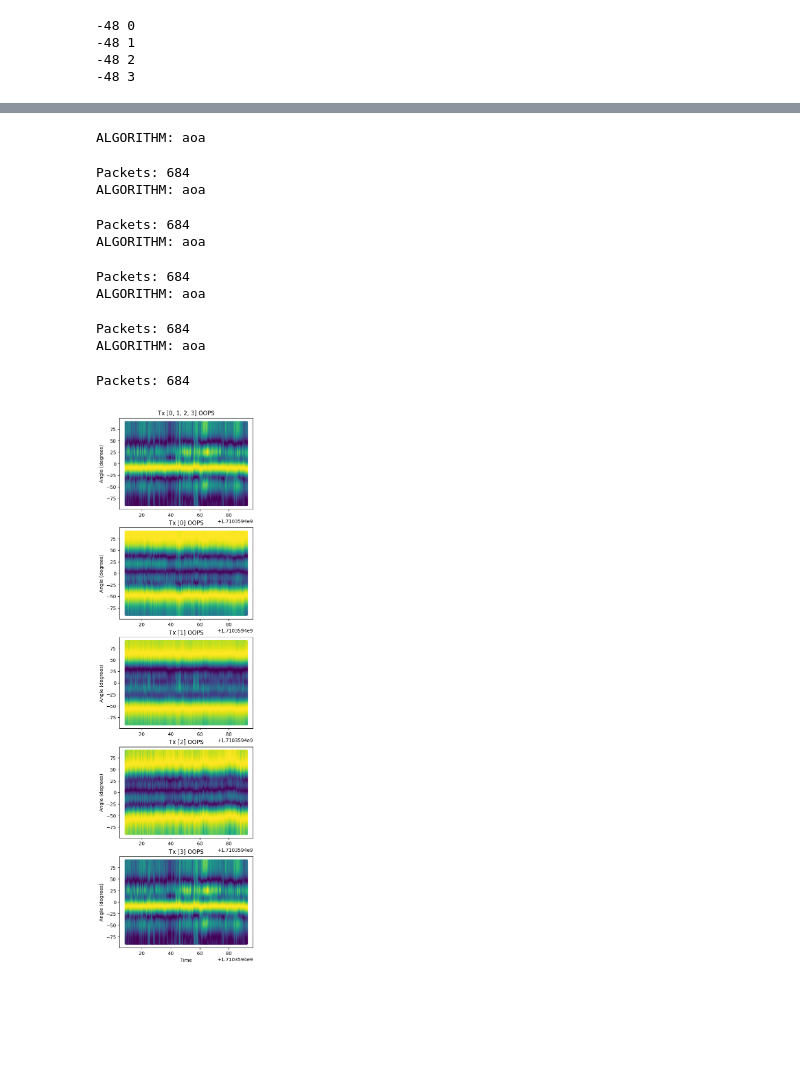
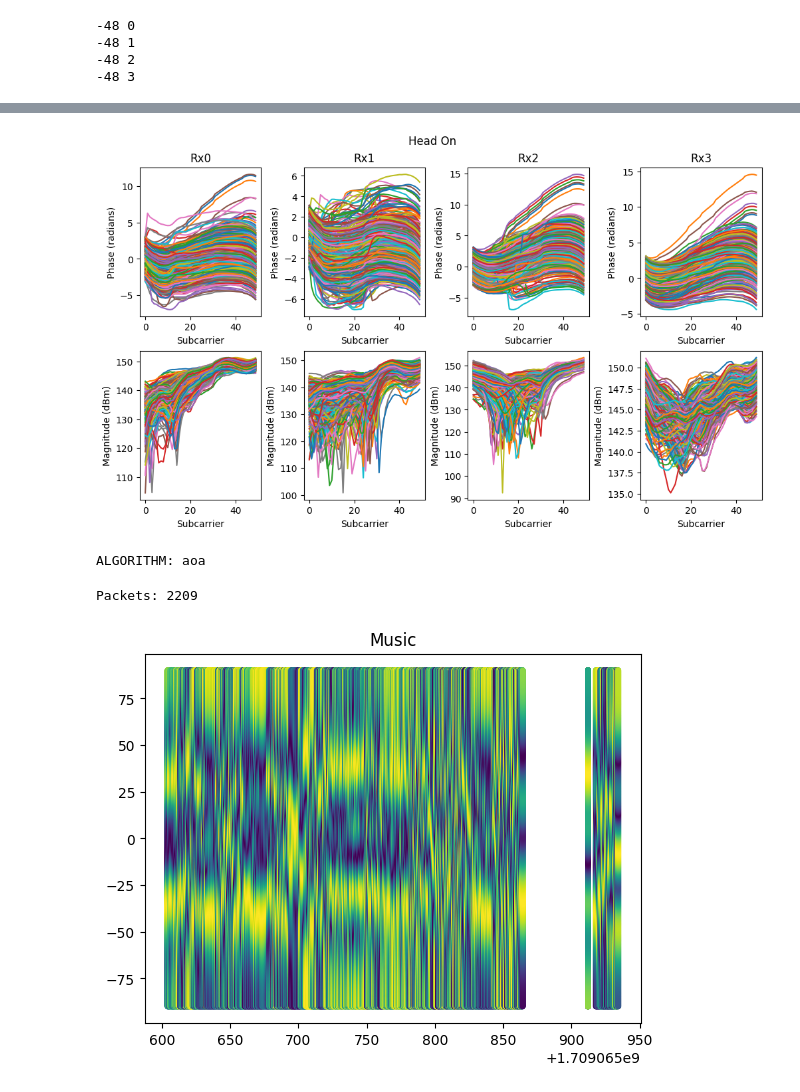
Before and after one commit to Navidt/SignalPropogation, a Jupyter notebook: visualization.ipynb, the cells around one changed output, grey strips where cells are left out. Saved outputs shown, nothing was run; the diff lists cells and outputs as text; code cells hidden in the pictures; blank space fills up the shorter version.

```diff
--- a/visualization.ipynb
+++ b/visualization.ipynb
@@ -194,6 +194,6 @@ SHOWING2
 # %%
 def phase_amplidude_2x4(bag, figure_title="", phaseRange=None, magRange=None, normalize=False):
-  fig, axs = plt.subplots(2, 4, figsize=(10, 10),
+  fig, axs = plt.subplots(2, 4, figsize=(10, 6),
                             sharey=False, layout='constrained')
   colors = ["red", "green", "blue", "purple"]
   fig.suptitle(figure_title)
@@ -888,14 +892,10 @@ Packets: 220
-# %%
-compare_angle_profiles([rosbag.Bag("csiTesting/experiment2/AOA+.bag")], ["OOPS"], "aoa")
-# %% [output]
-ALGORITHM: aoa
-Packets: 684
-ALGORITHM: aoa
-Packets: 684
-ALGORITHM: aoa
-Packets: 684
-ALGORITHM: aoa
-Packets: 684
-ALGORITHM: aoa
-Packets: 684
-[figure, removed]
+# %%
+phase_amplidude_2x4(headOnFullBlockedData, "Head On")
+p = get_angle_profiles(testBag2, "aoa")
+plot_angle_profiles(p, "Music")
+# music_aoa_sensor = transform_utils.music_aoa_sensor_1d(rx_pos, theta_space, smoothing_window)
+# %% [output]
+[figure, added]
+ALGORITHM: aoa
+Packets: 2209
+[figure, added]
```
Also changed, not shown: parts of 8 cells of this notebook, 4 other files.
